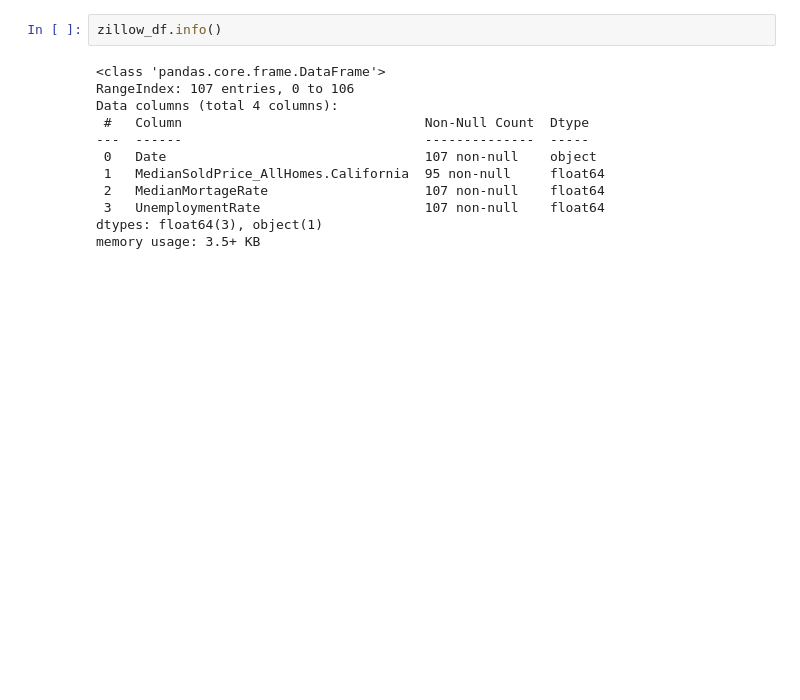
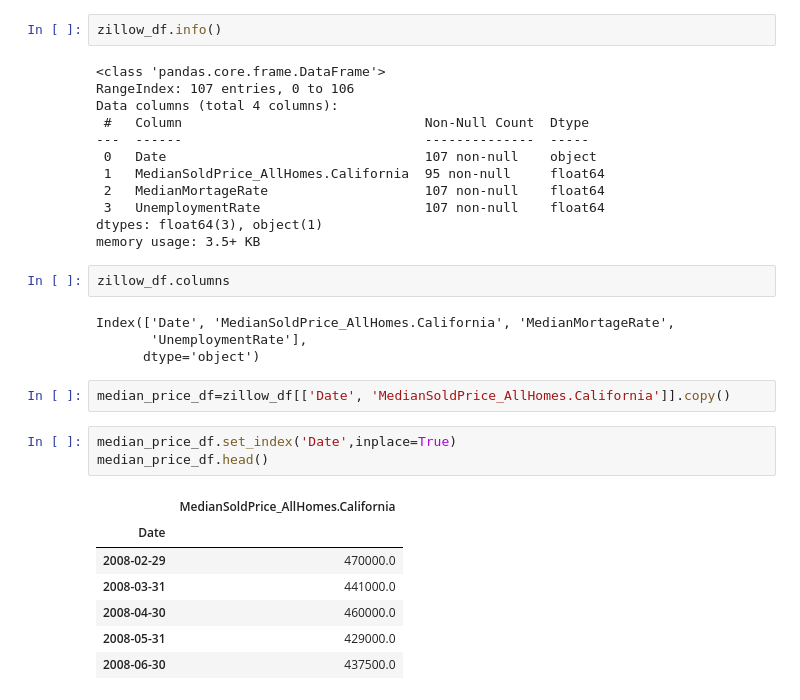
Before and after one commit to camilochaves10/time-series-group-project, a Jupyter notebook: time_series_group_project.ipynb, the cells around one changed output. Saved outputs shown, nothing was run; the diff lists cells and outputs as text; blank space fills up the shorter version.

```diff
--- a/time_series_group_project.ipynb
+++ b/time_series_group_project.ipynb
@@ -44,3 +54,22 @@ Data columns (total 4 columns):
  3   UnemploymentRate                     107 non-null    float64
 dtypes: float64(3), object(1)
 memory usage: 3.5+ KB
+# %%
+zillow_df.columns
+# %% [output]
+Index(['Date', 'MedianSoldPrice_AllHomes.California', 'MedianMortageRate',
+       'UnemploymentRate'],
+      dtype='object')
+# %%
+median_price_df=zillow_df[['Date', 'MedianSoldPrice_AllHomes.California']].copy()
+# %%
+median_price_df.set_index('Date',inplace=True)
+median_price_df.head()
+# %% [output]
+|  | MedianSoldPrice_AllHomes.California |
+| Date |  |
+| 2008-02-29 | 470000.0 |
+| 2008-03-31 | 441000.0 |
+| 2008-04-30 | 460000.0 |
+| 2008-05-31 | 429000.0 |
+| 2008-06-30 | 437500.0 |
```
Also changed, not shown: parts of 4 cells of this notebook.
